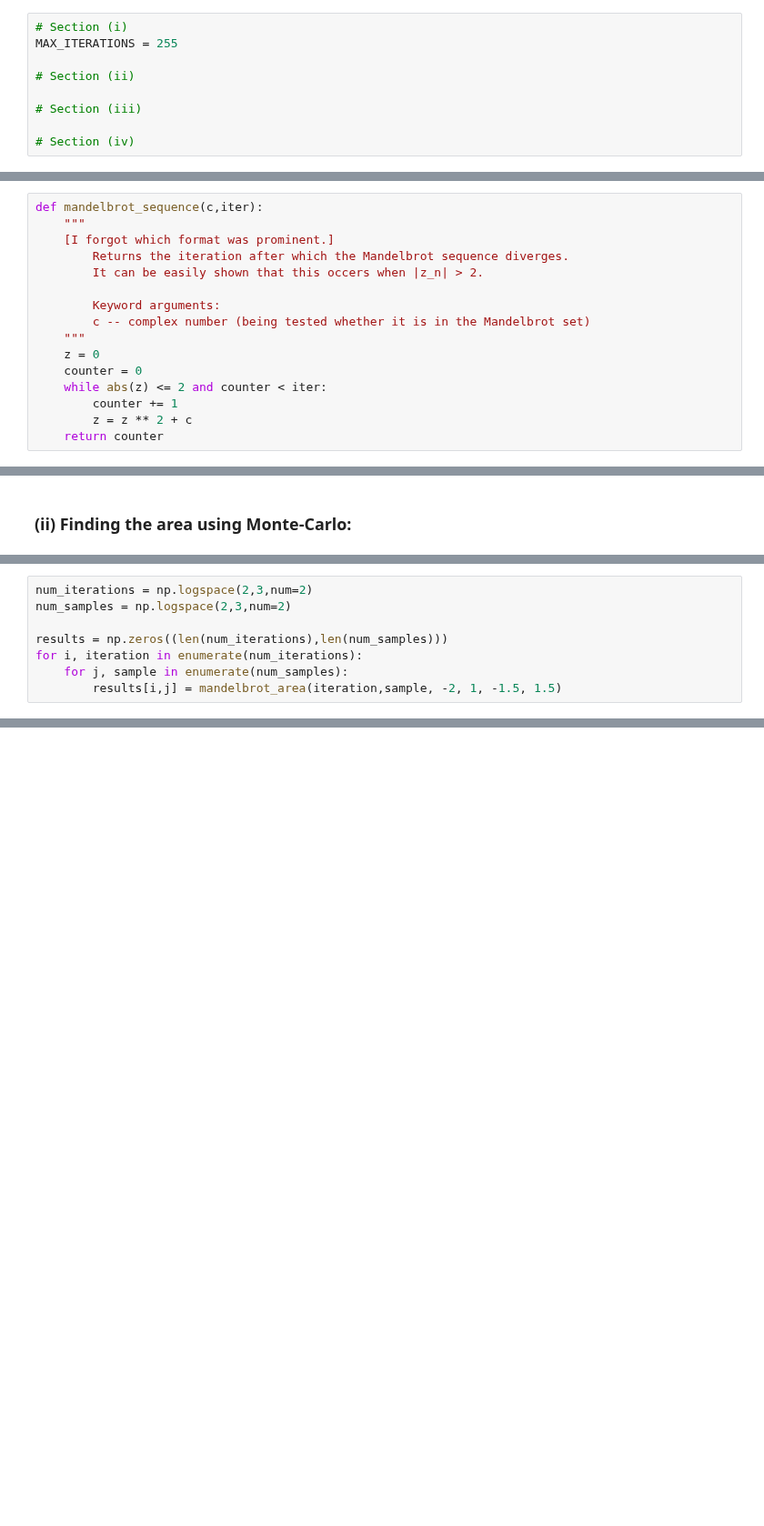
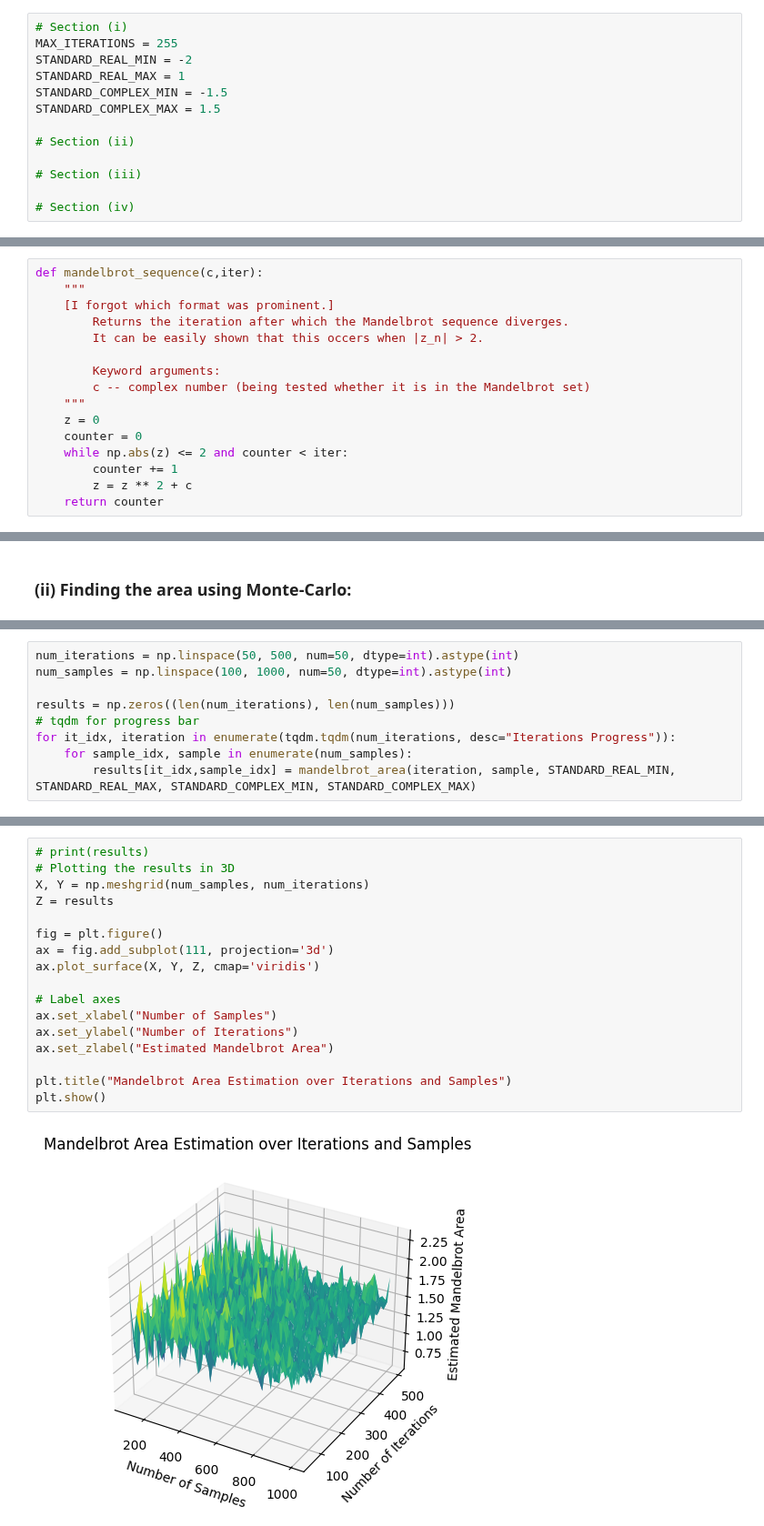
Before and after one commit to LodeVermeulen/stochastic-simulation, a Jupyter notebook: Homework 1/exercise1.ipynb, the cells around one changed output, grey strips where cells are left out. Shown at 91% size. Cells and saved outputs as stored; diff of their text form; blank space fills up the shorter version.

```diff
--- a/Homework 1/exercise1.ipynb
+++ b/Homework 1/exercise1.ipynb
@@ -12,6 +13,10 @@ ALL GLOBAL CONSTANTS HERE:
 # %%
 # Section (i)
 MAX_ITERATIONS = 255
+STANDARD_REAL_MIN = -2
+STANDARD_REAL_MAX = 1
+STANDARD_COMPLEX_MIN = -1.5
+STANDARD_COMPLEX_MAX = 1.5
 
 # Section (ii)
 
@@ -34,7 +39,7 @@ def mandelbrot_sequence(c,iter):
     """
     z = 0
     counter = 0
-    while abs(z) <= 2 and counter < iter:
+    while np.abs(z) <= 2 and counter < iter:
         counter += 1
         z = z ** 2 + c
     return counter
@@ -84,10 +88,11 @@ def mandelbrot_area(num_iteration,num_sample, real_min, real_max, imaginary_min,
 
     return area
 # %%
-num_iterations = np.logspace(2,3,num=2)
-num_samples = np.logspace(2,3,num=2)
+num_iterations = np.linspace(50, 500, num=50, dtype=int).astype(int)
+num_samples = np.linspace(100, 1000, num=50, dtype=int).astype(int)
 
-results = np.zeros((len(num_iterations),len(num_samples)))
-for i, iteration in enumerate(num_iterations):
-    for j, sample in enumerate(num_samples):
-        results[i,j] = mandelbrot_area(iteration,sample, -2, 1, -1.5, 1.5)
+results = np.zeros((len(num_iterations), len(num_samples)))
+# tqdm for progress bar
+for it_idx, iteration in enumerate(tqdm.tqdm(num_iterations, desc="Iterations Progress")):
+    for sample_idx, sample in enumerate(num_samples):
+        results[it_idx,sample_idx] = mandelbrot_area(iteration, sample, STANDARD_REAL_MIN, STANDARD_REAL_MAX, STANDARD_COMPLEX_MIN, STANDARD_COMPLEX_MAX)
@@ -98,0 +99,19 @@ print(results)
+# %%
+# print(results)
+# Plotting the results in 3D
+X, Y = np.meshgrid(num_samples, num_iterations)
+Z = results
+
+fig = plt.figure()
+ax = fig.add_subplot(111, projection='3d')
+ax.plot_surface(X, Y, Z, cmap='viridis')
+
+# Label axes
+ax.set_xlabel("Number of Samples")
+ax.set_ylabel("Number of Iterations")
+ax.set_zlabel("Estimated Mandelbrot Area")
+
+plt.title("Mandelbrot Area Estimation over Iterations and Samples")
+plt.show()
+# %% [output]
+[figure, added]
```
Also changed, not shown: parts of 4 cells of this notebook.
